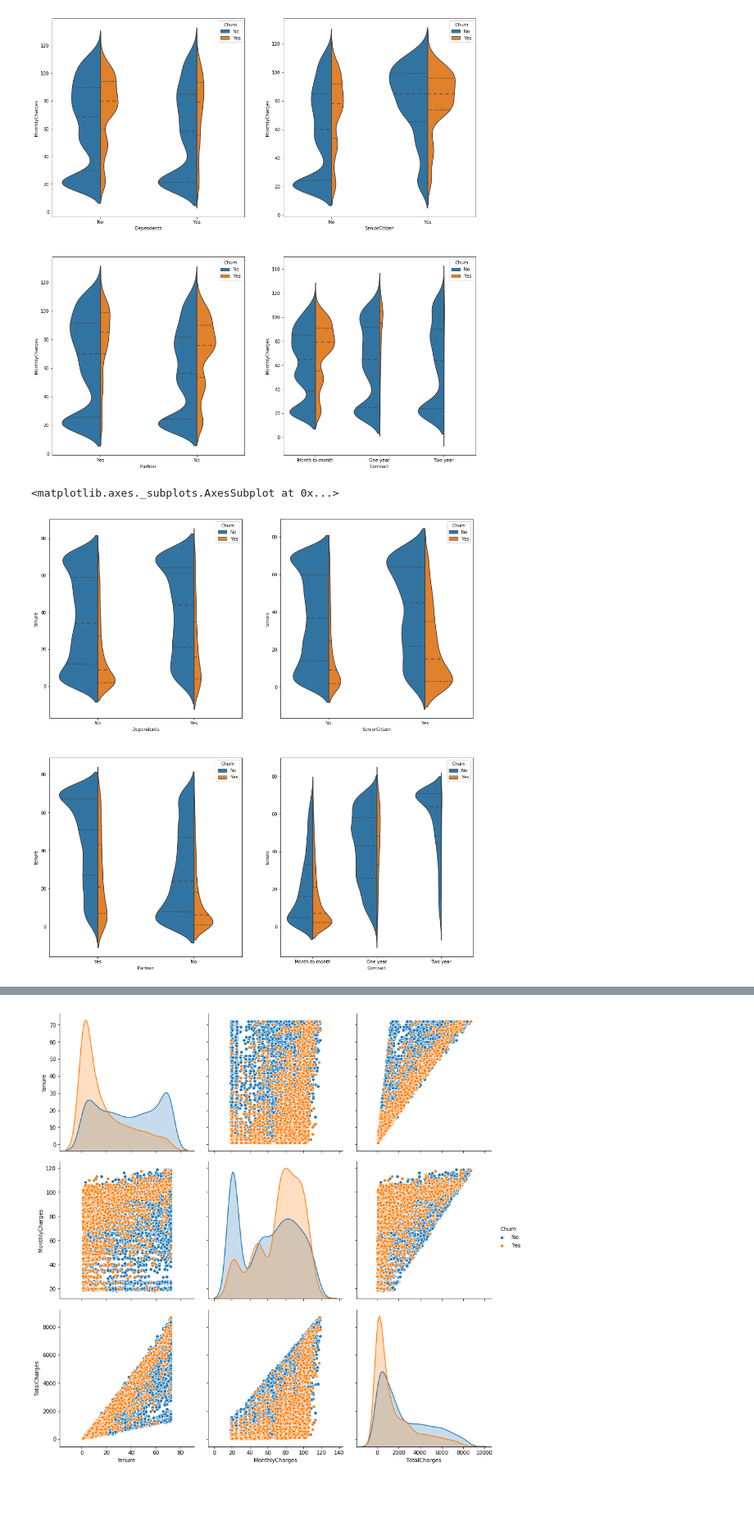
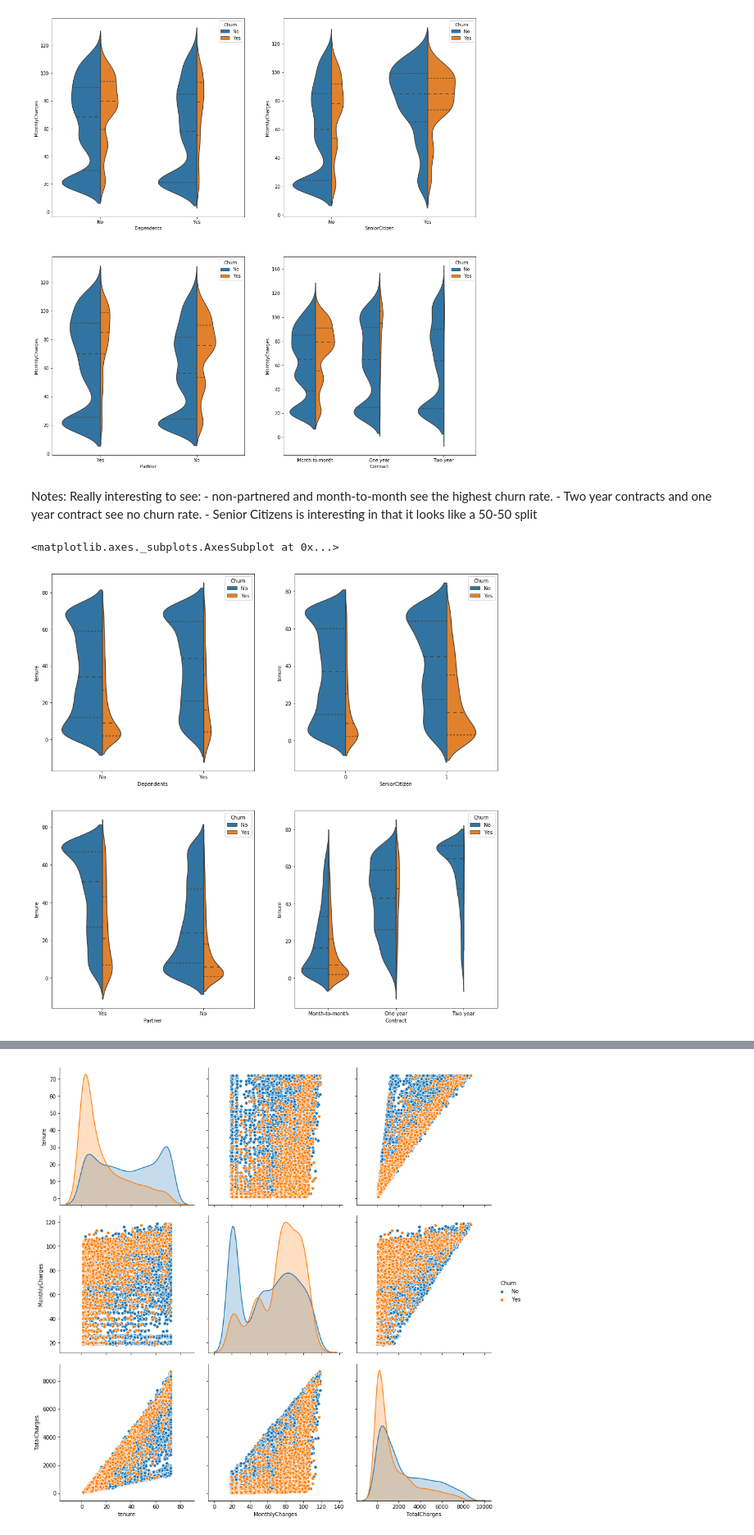
Before and after one commit to ShadowBrandon/TelcomChurn, a Jupyter notebook: Data Analysis.ipynb, the cells around one changed output, grey strips where cells are left out. Shown at 82% size. Cells and saved outputs as stored; diff of their text form; code cells hidden in the pictures; blank space fills up the shorter version.

```diff
--- a/Data Analysis.ipynb
+++ b/Data Analysis.ipynb
@@ -62,4 +69,4 @@ Telco_df.TotalCharges = pd.to_numeric(Telco_df.TotalCharges, errors='coerce')
 # %%
 Telco_df['SeniorCitizen'] = Telco_df['SeniorCitizen'].apply(str)
-Telco_df['SeniorCitizen'] = Telco_df['SeniorCitizen'].str.replace('1', 'Yes', regex=True)
-Telco_df['SeniorCitizen'] = Telco_df['SeniorCitizen'].str.replace('0', 'No', regex=True)
+#Telco_df['SeniorCitizen'] = Telco_df['SeniorCitizen'].str.replace('1', 'Yes', regex=True)
+#Telco_df['SeniorCitizen'] = Telco_df['SeniorCitizen'].str.replace('0', 'No', regex=True)
@@ -298,13 +264,18 @@ sns.violinplot(x="Contract", y="MonthlyCharges",hue="Churn", scale="count", inne
 # %% [output]
 <matplotlib.axes._subplots.AxesSubplot at 0x...>
 [figure]
+# %% [markdown]
+Notes: Really interesting to see:
+    - non-partnered and month-to-month see the highest churn rate.
+    - Two year contracts and one year contract see no churn rate.
+    - Senior Citizens is interesting in that it looks like a 50-50 split
 # %%
-fig, axes = plt.subplots(nrows=2, ncols=2, figsize=(17,18))
+fig, axes = plt.subplots(nrows=2, ncols=2, figsize=(16,16))
 
 sns.violinplot(x="Dependents", y="tenure",hue="Churn",scale="count", inner="quartile", data=Telco_df, ax=axes[0,0], split=True)
 sns.violinplot(x="SeniorCitizen", y="tenure",hue="Churn",scale="count", inner="quartile", data=Telco_df, ax=axes[0,1], split=True)
 sns.violinplot(x="Partner", y="tenure",hue="Churn",scale="count", inner="quartile", data=Telco_df, ax=axes[1,0], split=True)
 sns.violinplot(x="Contract", y="tenure",hue="Churn",scale="count", inner="quartile", data=Telco_df, ax=axes[1,1], split=True)
 # %% [output]
 <matplotlib.axes._subplots.AxesSubplot at 0x...>
-[figure, old version]
+[figure, new version]
```
Also changed, not shown: parts of 39 cells of this notebook, 2 other files.
